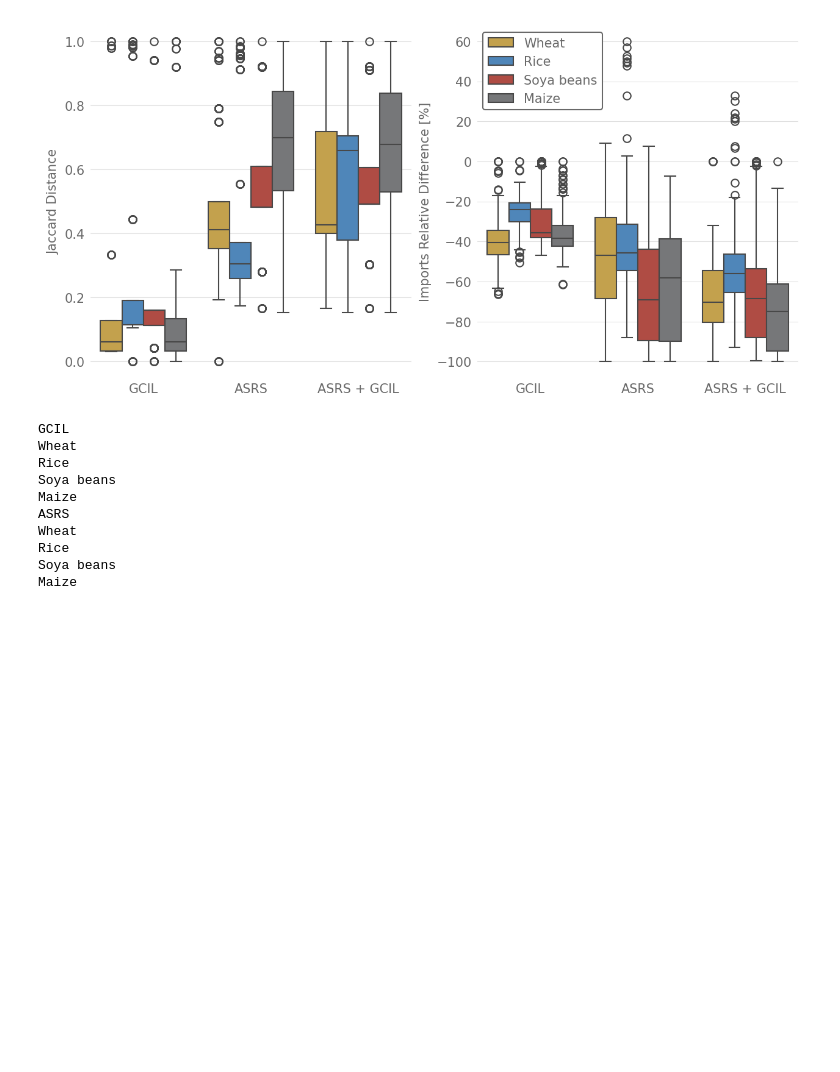
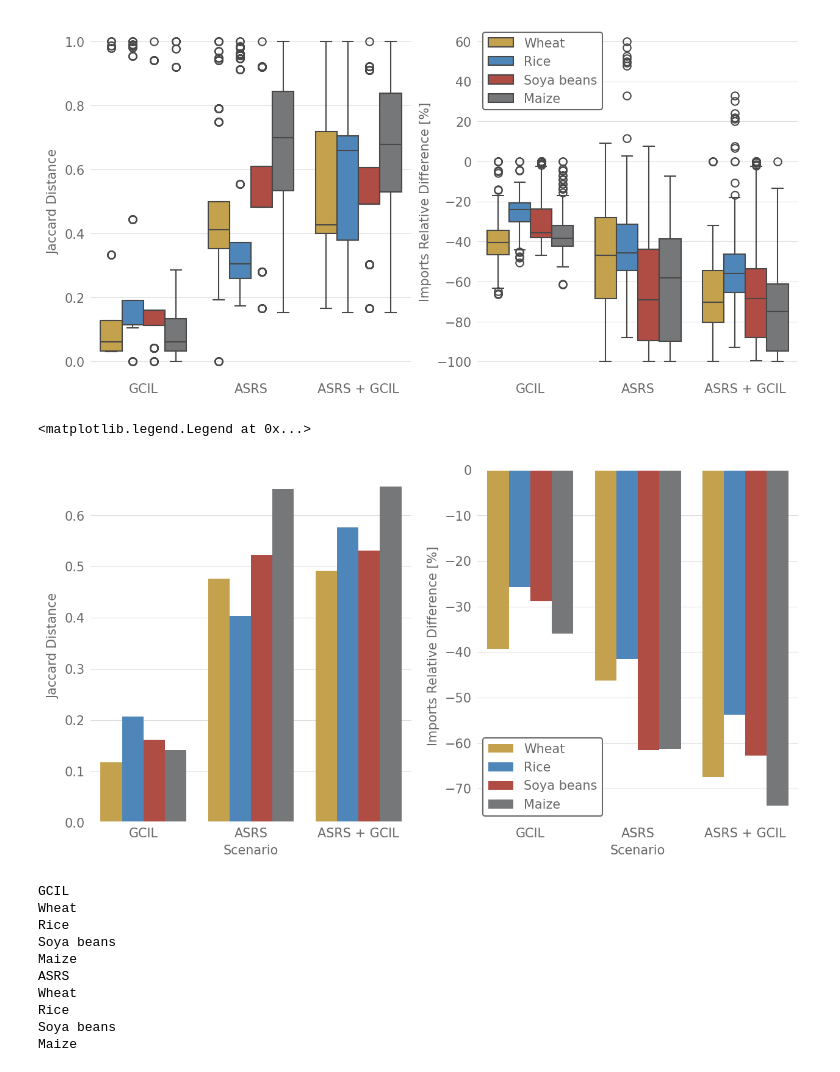
Before and after one commit to florianjehn/pytradeshifts, a Jupyter notebook: scripts/Main Scenarios/crop_overall_comparison.ipynb, the cells around one changed output. Drawn from its saved outputs; the diff is of its cells as text; code cells hidden in the pictures; blank space fills up the shorter version.

```diff
--- a/scripts/Main Scenarios/crop_overall_comparison.ipynb
+++ b/scripts/Main Scenarios/crop_overall_comparison.ipynb
@@ -175,6 +175,18 @@ axes[1].set_xlabel('')
 # %% [output]
 Text(0.5, 0, '')
 [figure]
+# %%
+# Same figure as the last one, but as barplots
+fig, axes = plt.subplots(1, 2, figsize=(10, 5))
+sns.barplot(x='Scenario', y='Jaccard Distance', hue="Crop", data=network_df, ax=axes[0], palette= ["#d6a93a", "#3D87CB", "#c13d32", "#75777a"], errorbar=None)
+sns.barplot(x='Scenario', y='Imports Relative Difference', hue="Crop", data=network_df, ax=axes[1], palette= ["#d6a93a", "#3D87CB", "#c13d32", "#75777a"], errorbar=None)
+axes[0].get_legend().remove()
+axes[1].set_ylabel('Imports Relative Difference [%]')
+# place the legend in the lower left corner for the first plot
+axes[1].legend(loc='lower left')
+# %% [output]
+<matplotlib.legend.Legend at 0x...>
+[figure, added]
 # %%
 dfs_list = []
 catastrophes = ["GCIL", "ASRS"]
```
